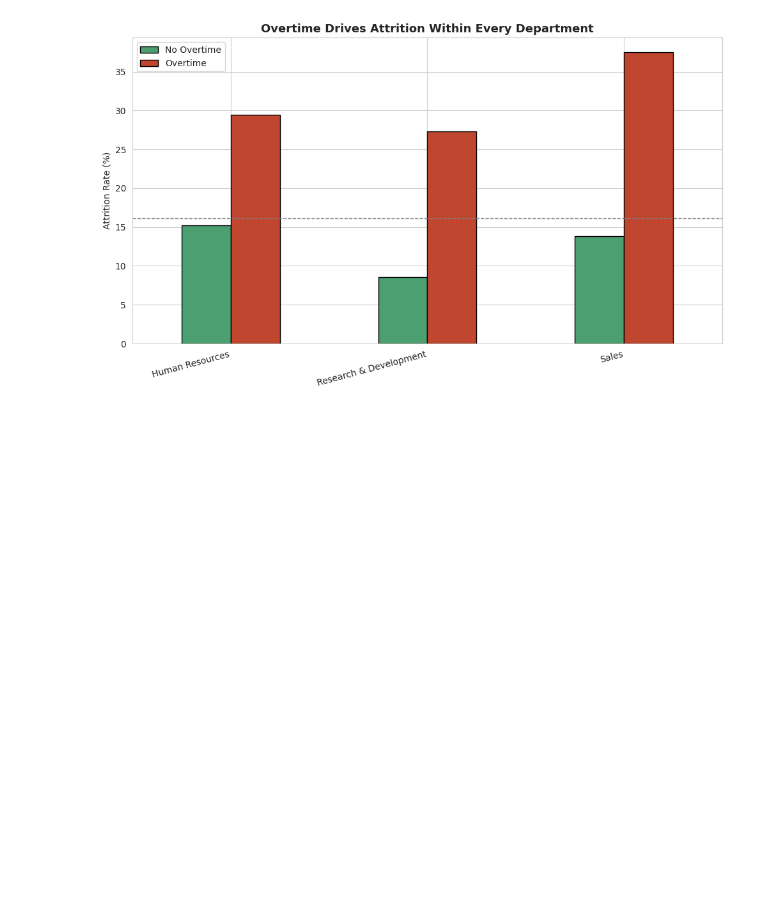
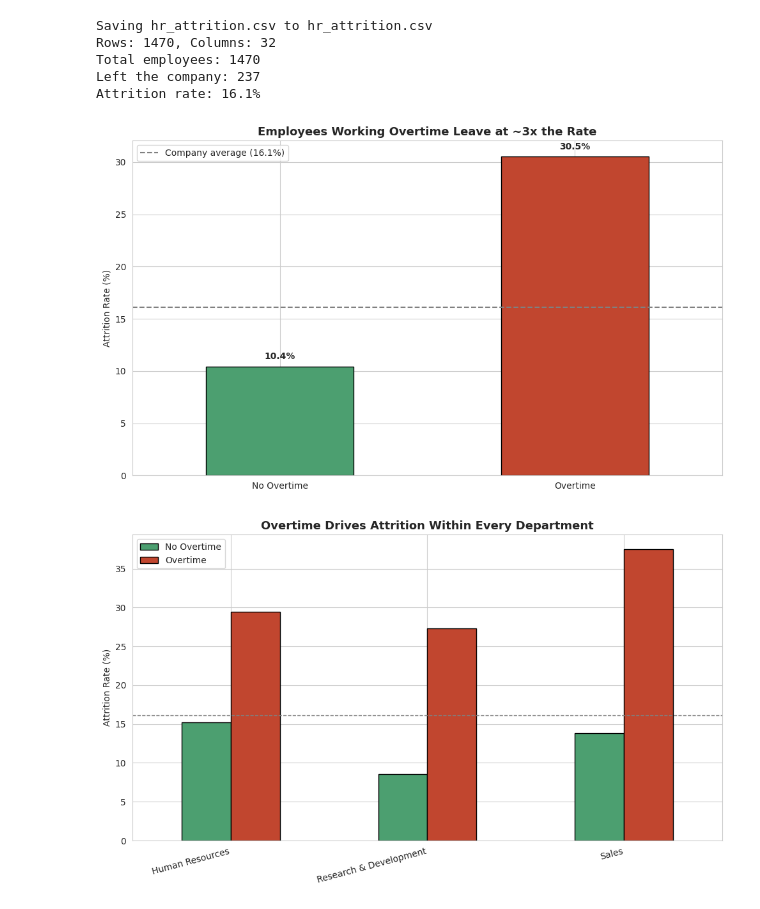
Before and after one commit to bfreebnf12/hr-employee-attrition-analysis, a Jupyter notebook: hr_attrition_analysis.ipynb, the cells around one changed output. Drawn from its saved outputs; the diff is of its cells as text; code cells hidden in the pictures; blank space fills up the shorter version.

Commit message:
Add complete analysis with data loading and both charts

```diff
--- a/hr_attrition_analysis.ipynb
+++ b/hr_attrition_analysis.ipynb
@@ -1,2 +1,45 @@
 # %% [markdown]
 <a href="https://colab.research.google.com/github/bfreebnf12/hr-employee-attrition-analysis/blob/main/hr_attrition_analysis.ipynb" target="_parent"><img src="https://colab.research.google.com/assets/colab-badge.svg" alt="Open In Colab"/></a>
+# %%
+import pandas as pd
+import matplotlib.pyplot as plt
+import seaborn as sns
+
+sns.set_style("whitegrid")
+plt.rcParams["figure.figsize"] = (10, 6)
+
+from google.colab import files
+uploaded = files.upload()
+
+filename = list(uploaded.keys())[0]
+df = pd.read_csv(filename)
+df["Attrition"] = (df["Attrition"] == "Yes")
+
+print(f"Rows: {df.shape[0]}, Columns: {df.shape[1]}")
+df.head()
+
+total = len(df)
+left = df["Attrition"].sum()
+rate = left / total * 100
+
+print(f"Total employees: {total}")
+print(f"Left the company: {left}")
+print(f"Attrition rate: {rate:.1f}%")
+
+overtime_rates = df.groupby("OverTime")["Attrition"].mean() * 100
+overtime_rates.index = ["No Overtime", "Overtime"]
+
+ax = overtime_rates.plot(kind="bar", color=["#4C9F70", "#C1462F"], edgecolor="black")
+ax.axhline(rate, color="gray", linestyle="--")
+ax.set_ylabel("Attrition Rate (%)")
+ax.set_xlabel("")
+ax.set_title("Employees Working Overtime Leave at ~3x the Rate", fontsize=13, fontweight="bold")
+plt.xticks(rotation=0)
+
+for i, v in enumerate(overtime_rates):
+    ax.text(i, v + 0.7, f"{v:.1f}%", ha="center", fontweight="bold")
+
+ax.legend(["Company average (16.1%)"], loc="upper left")
+plt.tight_layout()
+plt.show()
+# %% [output]
@@ -3,3 +47,9 @@
+Saving hr_attrition.csv to hr_attrition.csv
+Rows: 1470, Columns: 32
+Total employees: 1470
+Left the company: 237
+Attrition rate: 16.1%
+[figure, added]
 # %%
 pivot = df.pivot_table(index="Department", columns="OverTime",
                        values="Attrition", aggfunc="mean") * 100
```
Also changed, not shown: parts of 1 cell of this notebook.
